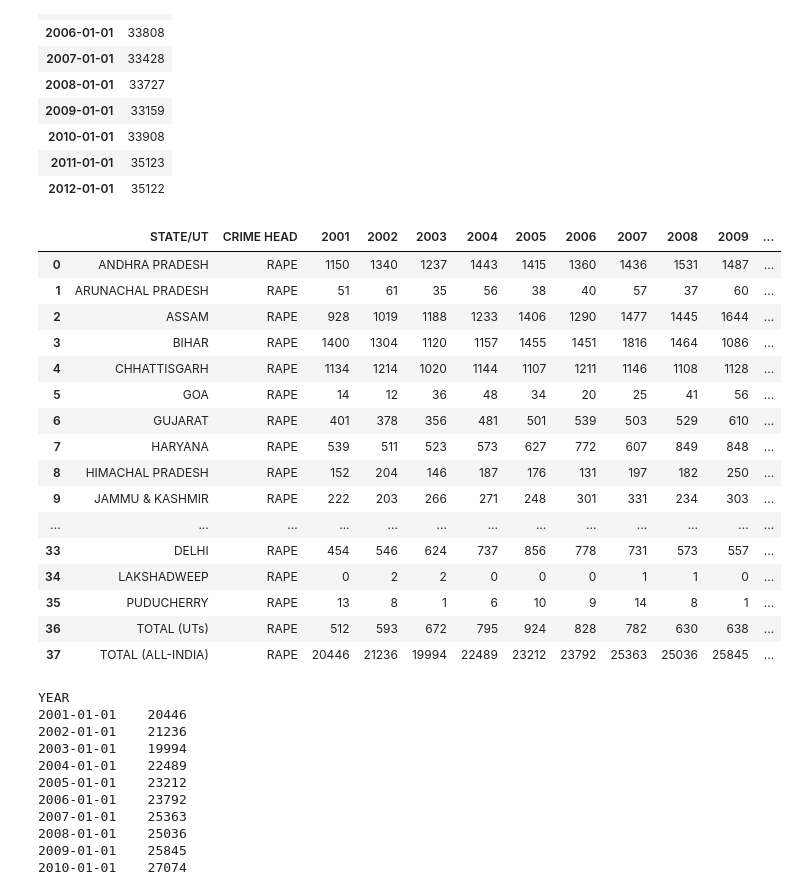
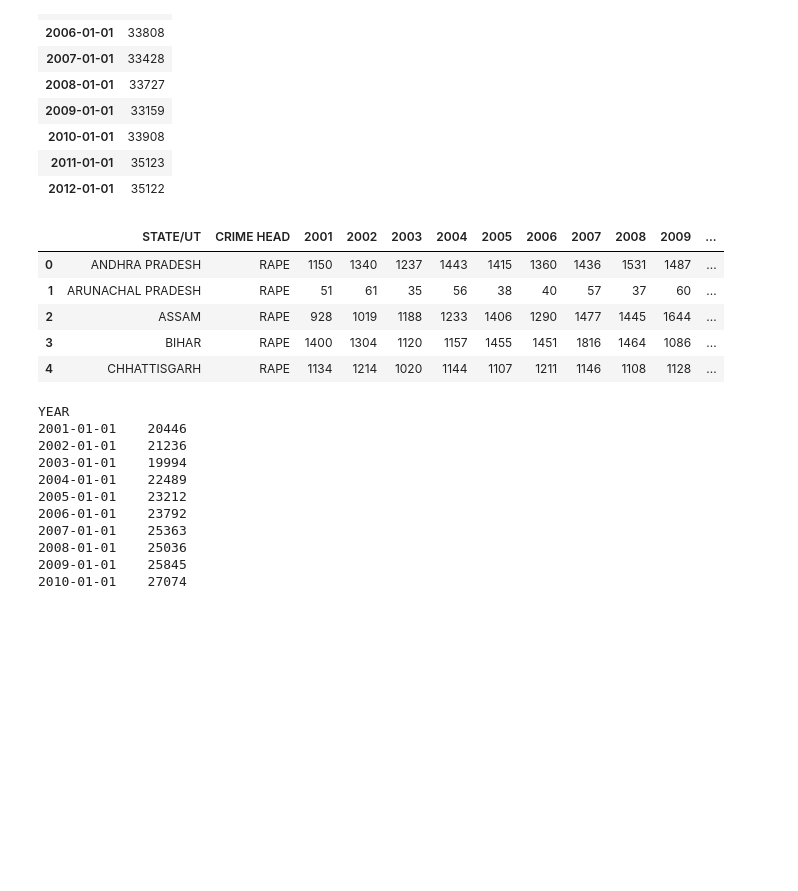
Before and after one commit to RadhikaG/misc, a Jupyter notebook: Crime Data Visualization-Blog Version.ipynb, the cells around one changed output. Saved outputs shown, nothing was run; the diff lists cells and outputs as text; code cells hidden in the pictures; blank space fills up the shorter version.

```diff
--- a/Crime Data Visualization-Blog Version.ipynb
+++ b/Crime Data Visualization-Blog Version.ipynb
@@ -150,25 +116,14 @@ india_murder
 | 2012-01-01 | 35122 |
 # %%
 state_rape = india_women[india_women['CRIME HEAD'] == 'RAPE']
-state_rape
+state_rape.head()
 # %% [output]
 |  | STATE/UT | CRIME HEAD | 2001 | 2002 | 2003 | 2004 | 2005 | 2006 | 2007 | 2008 | 2009 | ... |
 | 0 | ANDHRA PRADESH | RAPE | 1150 | 1340 | 1237 | 1443 | 1415 | 1360 | 1436 | 1531 | 1487 | ... |
 | 1 | ARUNACHAL PRADESH | RAPE | 51 | 61 | 35 | 56 | 38 | 40 | 57 | 37 | 60 | ... |
 | 2 | ASSAM | RAPE | 928 | 1019 | 1188 | 1233 | 1406 | 1290 | 1477 | 1445 | 1644 | ... |
 | 3 | BIHAR | RAPE | 1400 | 1304 | 1120 | 1157 | 1455 | 1451 | 1816 | 1464 | 1086 | ... |
 | 4 | CHHATTISGARH | RAPE | 1134 | 1214 | 1020 | 1144 | 1107 | 1211 | 1146 | 1108 | 1128 | ... |
-| 5 | GOA | RAPE | 14 | 12 | 36 | 48 | 34 | 20 | 25 | 41 | 56 | ... |
-| 6 | GUJARAT | RAPE | 401 | 378 | 356 | 481 | 501 | 539 | 503 | 529 | 610 | ... |
-| 7 | HARYANA | RAPE | 539 | 511 | 523 | 573 | 627 | 772 | 607 | 849 | 848 | ... |
-| 8 | HIMACHAL PRADESH | RAPE | 152 | 204 | 146 | 187 | 176 | 131 | 197 | 182 | 250 | ... |
-| 9 | JAMMU & KASHMIR | RAPE | 222 | 203 | 266 | 271 | 248 | 301 | 331 | 234 | 303 | ... |
-| ... | ... | ... | ... | ... | ... | ... | ... | ... | ... | ... | ... | ... |
-| 33 | DELHI | RAPE | 454 | 546 | 624 | 737 | 856 | 778 | 731 | 573 | 557 | ... |
-| 34 | LAKSHADWEEP | RAPE | 0 | 2 | 2 | 0 | 0 | 0 | 1 | 1 | 0 | ... |
-| 35 | PUDUCHERRY | RAPE | 13 | 8 | 1 | 6 | 10 | 9 | 14 | 8 | 1 | ... |
-| 36 | TOTAL (UTs) | RAPE | 512 | 593 | 672 | 795 | 924 | 828 | 782 | 630 | 638 | ... |
-| 37 | TOTAL (ALL-INDIA) | RAPE | 20446 | 21236 | 19994 | 22489 | 23212 | 23792 | 25363 | 25036 | 25845 | ... |
 # %%
 india_rape = state_rape.loc[37][2:]
 india_rape.index = india_murder.index
```
Also changed, not shown: parts of 8 cells of this notebook.
